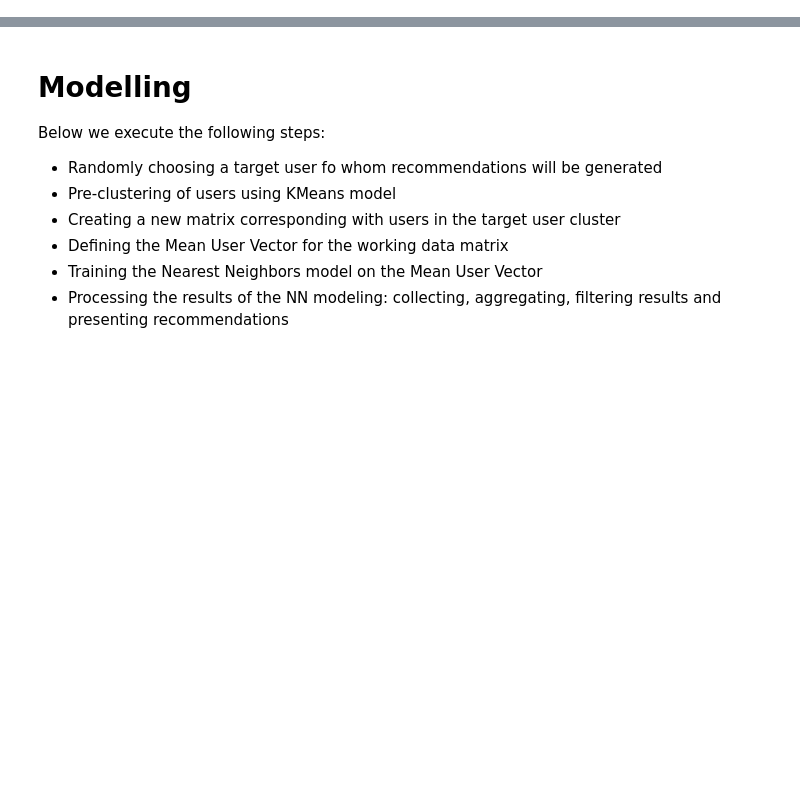
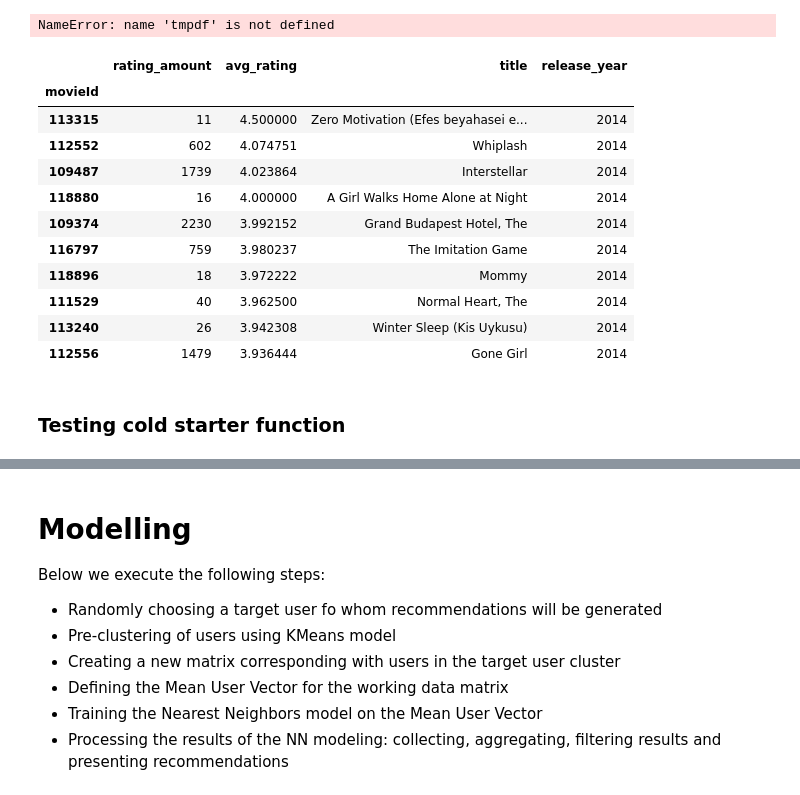
Before and after one commit to HamidSadEsf/movie_recommendation_ProjectCDS, a Jupyter notebook: colloborative_filtering_recommender.ipynb, the cells around one changed output, grey strips where cells are left out. Cells and saved outputs as stored; diff of their text form; code cells hidden in the pictures; blank space fills up the shorter version.

```diff
--- a/colloborative_filtering_recommender.ipynb
+++ b/colloborative_filtering_recommender.ipynb
@@ -11,0 +86,7 @@ from sklearn.cluster import KMeans
+# %%
+# compute back the pandas ratings dataframe
+ratings = dask_ratings.compute()
+# %%
+# merge latest movies and latest ratings
+latest_ratings = pd.merge(ratings, latest_movies, on="movieId")
+latest_ratings.info()
@@ -11,0 +121,3 @@ from sklearn.cluster import KMeans
+# %%
+tmpdf = pd.DataFrame(latest_ratings.groupby(['movieId']).agg({'movieId' : 'count', 'rating': 'mean', 'title': pd.Series.mode,  'release_year': pd.Series.mode}).rename(columns= {'movieId': 'rating_amount', 'rating':'avg_rating'}))
+tmpdf.head()
@@ -11,0 +132,7 @@ from sklearn.cluster import KMeans
+# %%
+# select only the movies that have been rated more than 10 times and with the average rating higher then 3.5
+mask = (tmpdf['rating_amount'] > 10) & (tmpdf['avg_rating'] > 3.0)
+tmpdf2 = tmpdf.loc[mask]
+tmpdf2.sort_values(by="avg_rating", ascending=False).head()
+# %% [output]
+NameError: name 'tmpdf' is not defined
@@ -11,0 +144,18 @@ from sklearn.cluster import KMeans
+# %%
+#Best movies of 2014 so far:
+tmpdf2[tmpdf2.release_year == 2014].sort_values(by="avg_rating", ascending=False).head(10)
+# %% [output]
+|  | rating_amount | avg_rating | title | release_year |
+| movieId |  |  |  |  |
+| 113315 | 11 | 4.500000 | Zero Motivation (Efes beyahasei e... | 2014 |
+| 112552 | 602 | 4.074751 | Whiplash | 2014 |
+| 109487 | 1739 | 4.023864 | Interstellar | 2014 |
+| 118880 | 16 | 4.000000 | A Girl Walks Home Alone at Night | 2014 |
+| 109374 | 2230 | 3.992152 | Grand Budapest Hotel, The | 2014 |
+| 116797 | 759 | 3.980237 | The Imitation Game | 2014 |
+| 118896 | 18 | 3.972222 | Mommy | 2014 |
+| 111529 | 40 | 3.962500 | Normal Heart, The | 2014 |
+| 113240 | 26 | 3.942308 | Winter Sleep (Kis Uykusu) | 2014 |
+| 112556 | 1479 | 3.936444 | Gone Girl | 2014 |
+# %% [markdown]
+### Testing cold starter function
```
Also changed, not shown: parts of 57 cells of this notebook, 2 other files.
